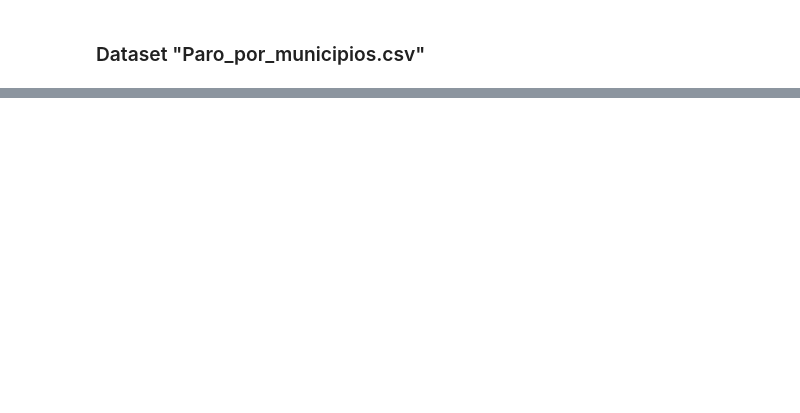
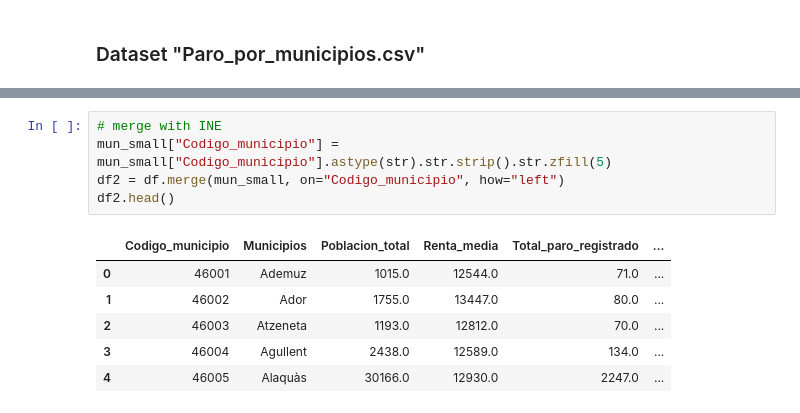
Before and after one commit to Maria-2703/Valencia_social, a Jupyter notebook: ETL.ipynb, the cells around one changed output, grey strips where cells are left out. Drawn from its saved outputs; the diff is of its cells as text; blank space fills up the shorter version.

```diff
--- a/ETL.ipynb
+++ b/ETL.ipynb
@@ -196,0 +313,12 @@ df_social.printSchema()
+# %%
+# merge with INE
+mun_small["Codigo_municipio"] = mun_small["Codigo_municipio"].astype(str).str.strip().str.zfill(5)
+df2 = df.merge(mun_small, on="Codigo_municipio", how="left")
+df2.head()
+# %% [output]
+|  | Codigo_municipio | Municipios | Poblacion_total | Renta_media | Total_paro_registrado | ... |
+| 0 | 46001 | Ademuz | 1015.0 | 12544.0 | 71.0 | ... |
+| 1 | 46002 | Ador | 1755.0 | 13447.0 | 80.0 | ... |
+| 2 | 46003 | Atzeneta | 1193.0 | 12812.0 | 70.0 | ... |
+| 3 | 46004 | Agullent | 2438.0 | 12589.0 | 134.0 | ... |
+| 4 | 46005 | Alaquàs | 30166.0 | 12930.0 | 2247.0 | ... |
```
Also changed, not shown: parts of 22 cells of this notebook, 5 other files.
